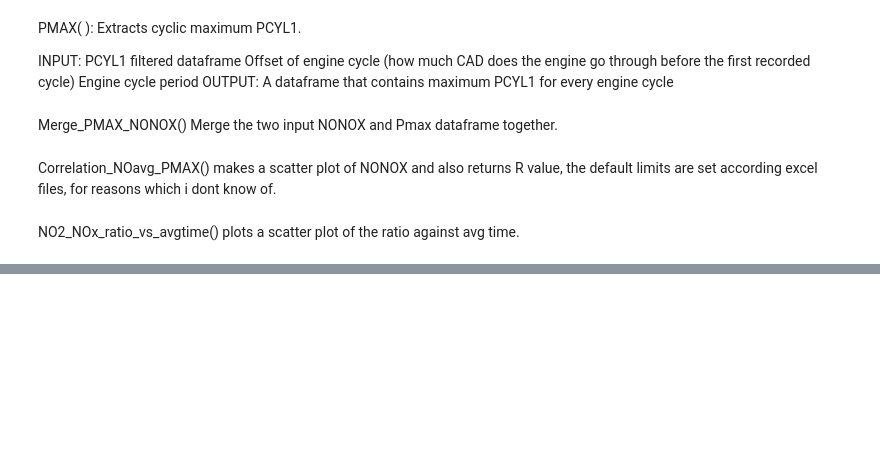
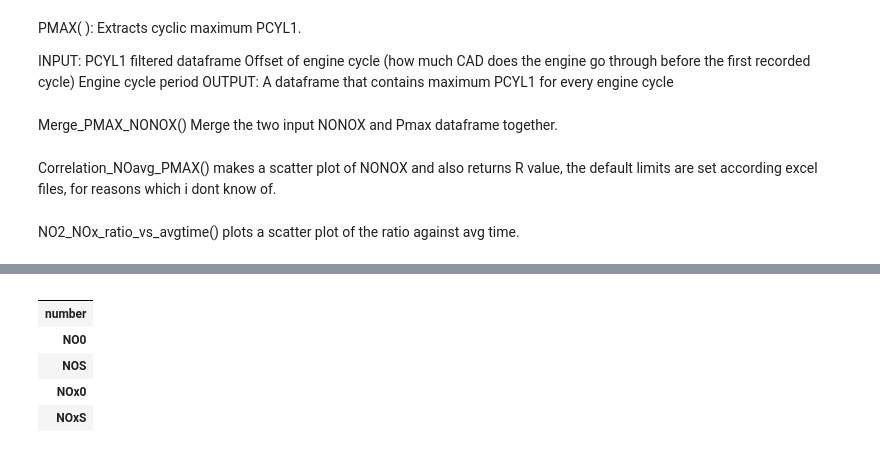
Before and after one commit to fyzhong97/Fast_NOX, a Jupyter notebook: Data_Plotter_Research.ipynb, the cells around one changed output, grey strips where cells are left out. Saved outputs shown, nothing was run; the diff lists cells and outputs as text; code cells hidden in the pictures; blank space fills up the shorter version.

```diff
--- a/Data_Plotter_Research.ipynb
+++ b/Data_Plotter_Research.ipynb
@@ -547,0 +617,4 @@ x = x.astype('float64')
+# %%
+wow = [(x for x in range(5))]
+# %%
+correction_data = pd.DataFrame([])
@@ -547,0 +625,9 @@ x = x.astype('float64')
+# %%
+correction_data
+# %% [output]
+|  |
+| number |
+| NO0 |
+| NOS |
+| NOx0 |
+| NOxS |
```
Also changed, not shown: parts of 18 cells of this notebook.
